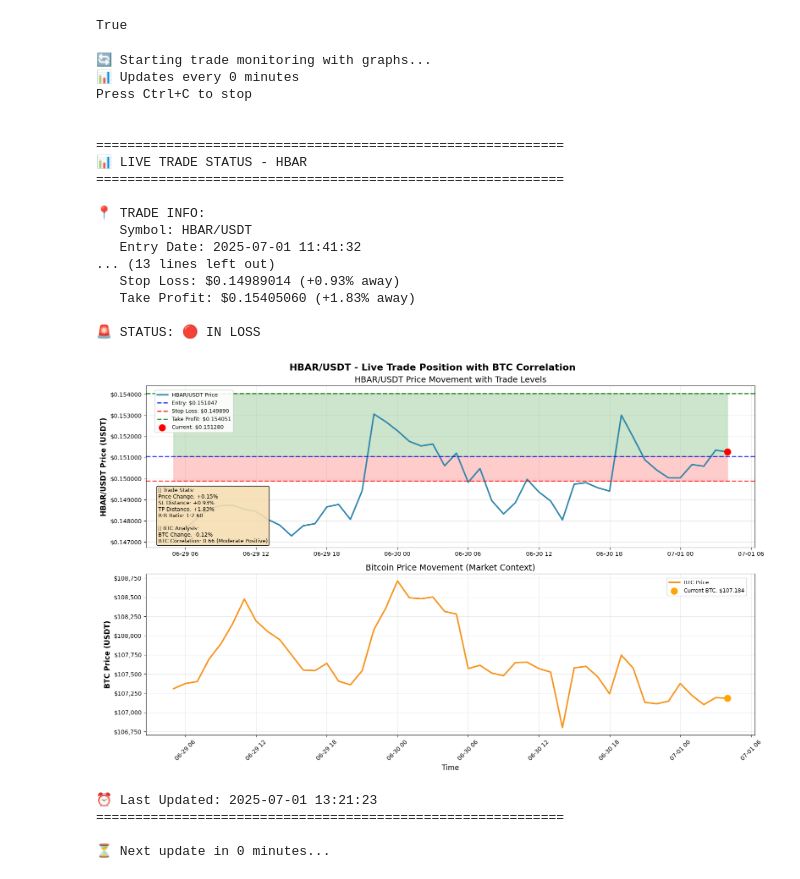
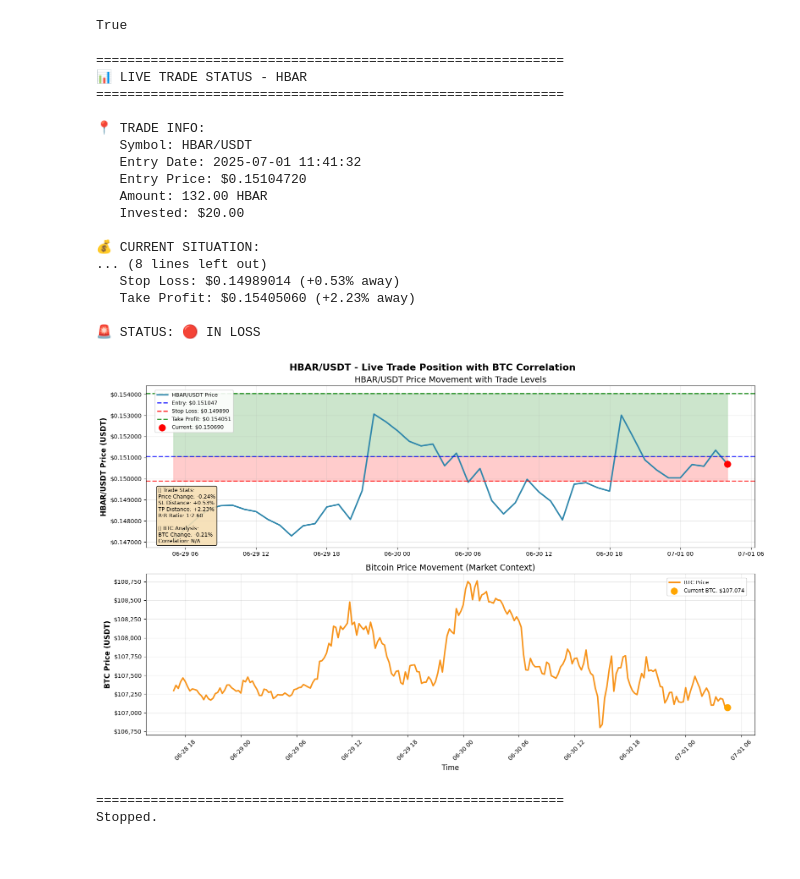
Before and after one commit to Arupreza/CrypBot, a Jupyter notebook: Live_Trade.ipynb, the cells around one changed output. Drawn from its saved outputs; the diff is of its cells as text; code cells hidden in the pictures.

```diff
--- a/Live_Trade.ipynb
+++ b/Live_Trade.ipynb
@@ -849,25 +825,45 @@ def monitor_trade_with_graph(csv_file_path, update_interval=300):
 # %%
-monitor_trade_with_graph("/home/lisa/Arupreza/LiveBot/home/lisa/Arupreza/LiveBot/trading_report_2025-07-01.csv", 10)
+import time
+import schedule
+from IPython.display import clear_output
+
+CSV_PATH = "/home/lisa/Arupreza/LiveBot/home/lisa/Arupreza/LiveBot/trading_report_2025-07-01.csv"
+
+def job():
+    clear_output(wait=True)
+    display_live_trade_with_graph(CSV_PATH)
+
+# Schedule it every 10 seconds
+schedule.every(10).seconds.do(job)
+
+if __name__ == "__main__":
+    # Run once immediately
+    job()
+    # Enter the scheduler loop
+    try:
+        while True:
+            schedule.run_pending()
+            time.sleep(1)
+    except KeyboardInterrupt:
+        print("Stopped.")
 # %% [output]
-🔄 Starting trade monitoring with graphs...
-📊 Updates every 0 minutes
-Press Ctrl+C to stop
-
-
 ============================================================
 📊 LIVE TRADE STATUS - HBAR
 ============================================================
 
 📍 TRADE INFO:
    Symbol: HBAR/USDT
    Entry Date: 2025-07-01 11:41:32
-... (13 lines left out)
-   Stop Loss: $0.14989014 (+0.93% away)
-   Take Profit: $0.15405060 (+1.83% away)
+   Entry Price: $0.15104720
+   Amount: 132.00 HBAR
+   Invested: $20.00
+
+💰 CURRENT SITUATION:
+... (8 lines left out)
+   Stop Loss: $0.14989014 (+0.53% away)
+   Take Profit: $0.15405060 (+2.23% away)
 
 🚨 STATUS: 🔴 IN LOSS
-[figure, old version]
+[figure, new version]
-⏰ Last Updated: 2025-07-01 13:21:23
 ============================================================
-
-⏳ Next update in 0 minutes...
+Stopped.
```
Also changed, not shown: parts of 1 cell of this notebook.
